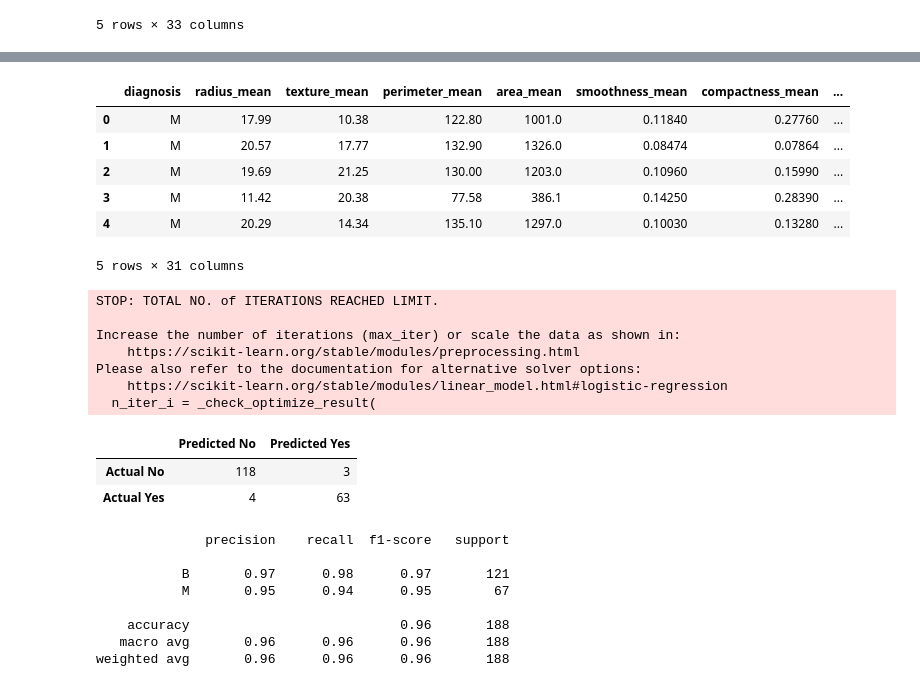
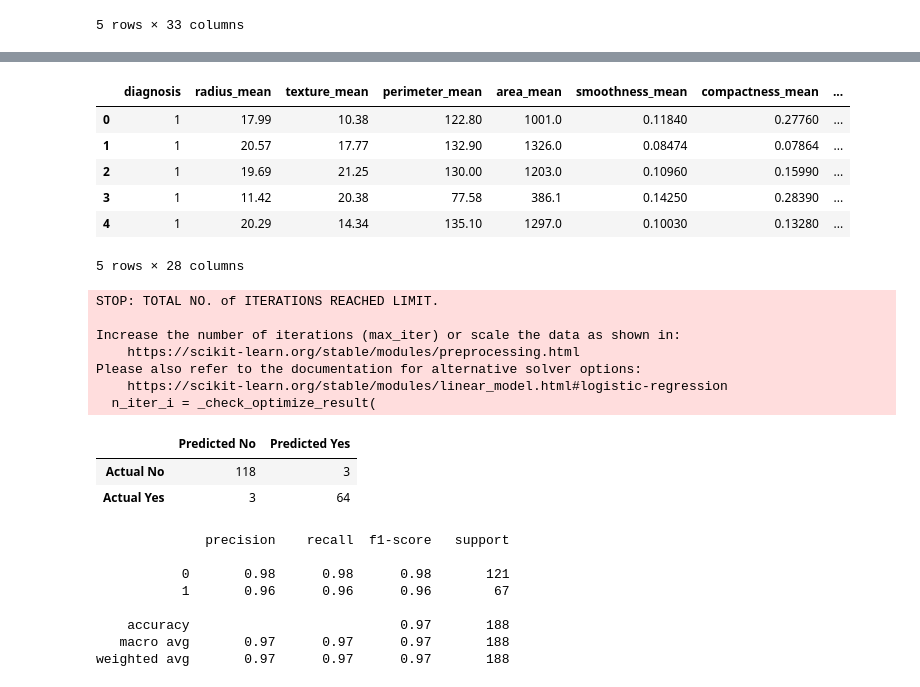
Before and after one commit to SSTengNic/MachineLearningProjects, a Jupyter notebook: breast cancer project/breast cancer.ipynb, the cells around one changed output, grey strips where cells are left out. Saved outputs shown, nothing was run; the diff lists cells and outputs as text; code cells hidden in the pictures.

```diff
--- a/breast cancer project/breast cancer.ipynb
+++ b/breast cancer project/breast cancer.ipynb
@@ -24,0 +55,3 @@ sns.heatmap(bc_data.isna())
+# %%
+bc_data['diagnosis'] = (bc_data['diagnosis'] == 'M').astype(int)
+bc_data.head()
@@ -25,14 +78,14 @@ sns.heatmap(bc_data.isna())
 # %%
-bc_data.drop(['Unnamed: 32', 'id'], axis = 1, inplace = True)
+bc_data.drop(['Unnamed: 32', 'id','symmetry_se','texture_se','fractal_dimension_mean'], axis = 1, inplace = True)
 bc_data.head()
 # %% [output]
 |  | diagnosis | radius_mean | texture_mean | perimeter_mean | area_mean | smoothness_mean | compactness_mean | ... |
-| 0 | M | 17.99 | 10.38 | 122.80 | 1001.0 | 0.11840 | 0.27760 | ... |
-| 1 | M | 20.57 | 17.77 | 132.90 | 1326.0 | 0.08474 | 0.07864 | ... |
-| 2 | M | 19.69 | 21.25 | 130.00 | 1203.0 | 0.10960 | 0.15990 | ... |
-| 3 | M | 11.42 | 20.38 | 77.58 | 386.1 | 0.14250 | 0.28390 | ... |
-| 4 | M | 20.29 | 14.34 | 135.10 | 1297.0 | 0.10030 | 0.13280 | ... |
+| 0 | 1 | 17.99 | 10.38 | 122.80 | 1001.0 | 0.11840 | 0.27760 | ... |
+| 1 | 1 | 20.57 | 17.77 | 132.90 | 1326.0 | 0.08474 | 0.07864 | ... |
+| 2 | 1 | 19.69 | 21.25 | 130.00 | 1203.0 | 0.10960 | 0.15990 | ... |
+| 3 | 1 | 11.42 | 20.38 | 77.58 | 386.1 | 0.14250 | 0.28390 | ... |
+| 4 | 1 | 20.29 | 14.34 | 135.10 | 1297.0 | 0.10030 | 0.13280 | ... |
-5 rows × 31 columns
+5 rows × 28 columns
 # %%
 from sklearn.model_selection import train_test_split
 
@@ -62,7 +115,7 @@ Please also refer to the documentation for alternative solver options:
   n_iter_i = _check_optimize_result(
 |  | Predicted No | Predicted Yes |
 | Actual No | 118 | 3 |
-| Actual Yes | 4 | 63 |
+| Actual Yes | 3 | 64 |
 # %%
 from sklearn.metrics import classification_report
 
@@ -70,9 +123,9 @@ print(classification_report(y_test, predict))
 # %% [output]
               precision    recall  f1-score   support
 
-           B       0.97      0.98      0.97       121
-           M       0.95      0.94      0.95        67
+           0       0.98      0.98      0.98       121
+           1       0.96      0.96      0.96        67
 
-    accuracy                           0.96       188
-   macro avg       0.96      0.96      0.96       188
-weighted avg       0.96      0.96      0.96       188
+    accuracy                           0.97       188
+   macro avg       0.97      0.97      0.97       188
+weighted avg       0.97      0.97      0.97       188
```
Also changed, not shown: parts of 10 cells of this notebook.
